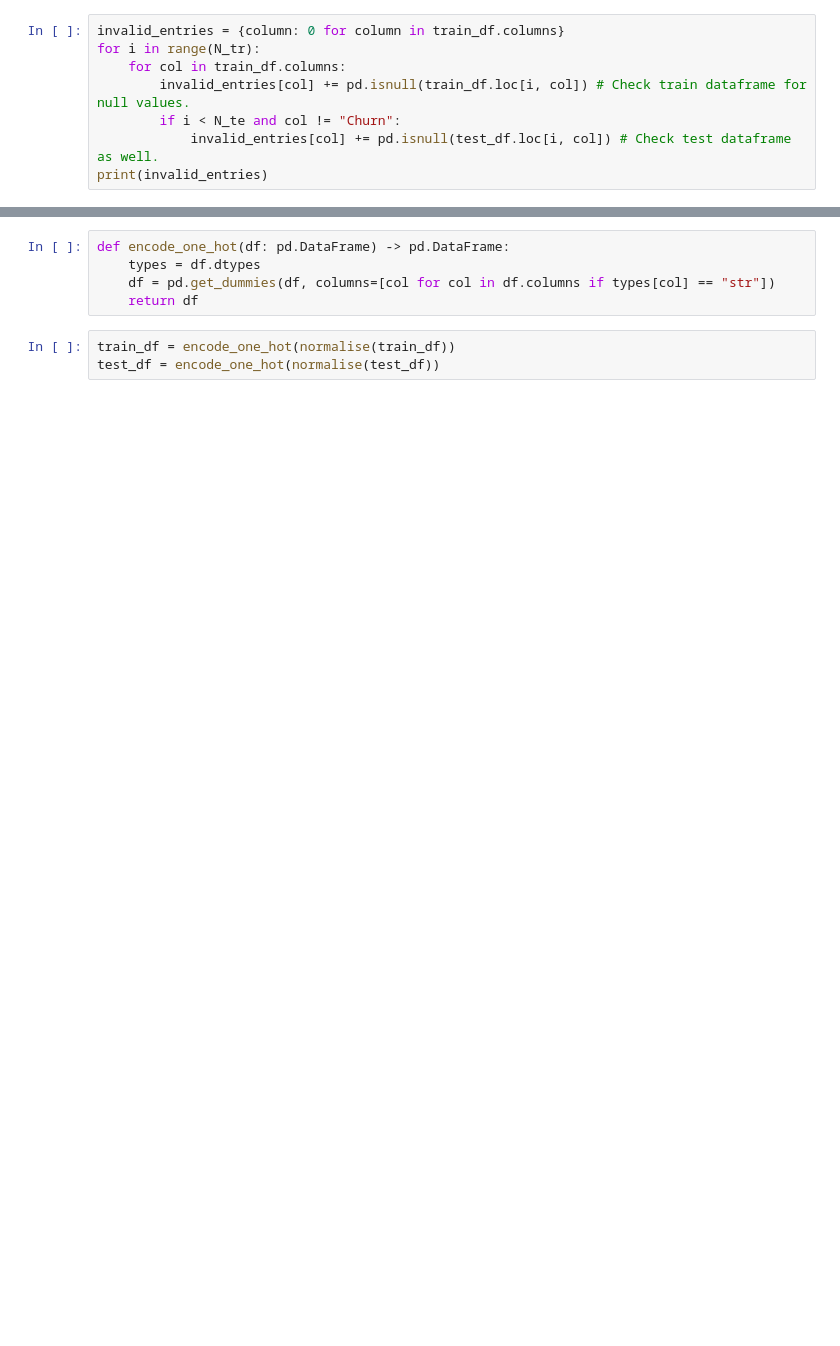
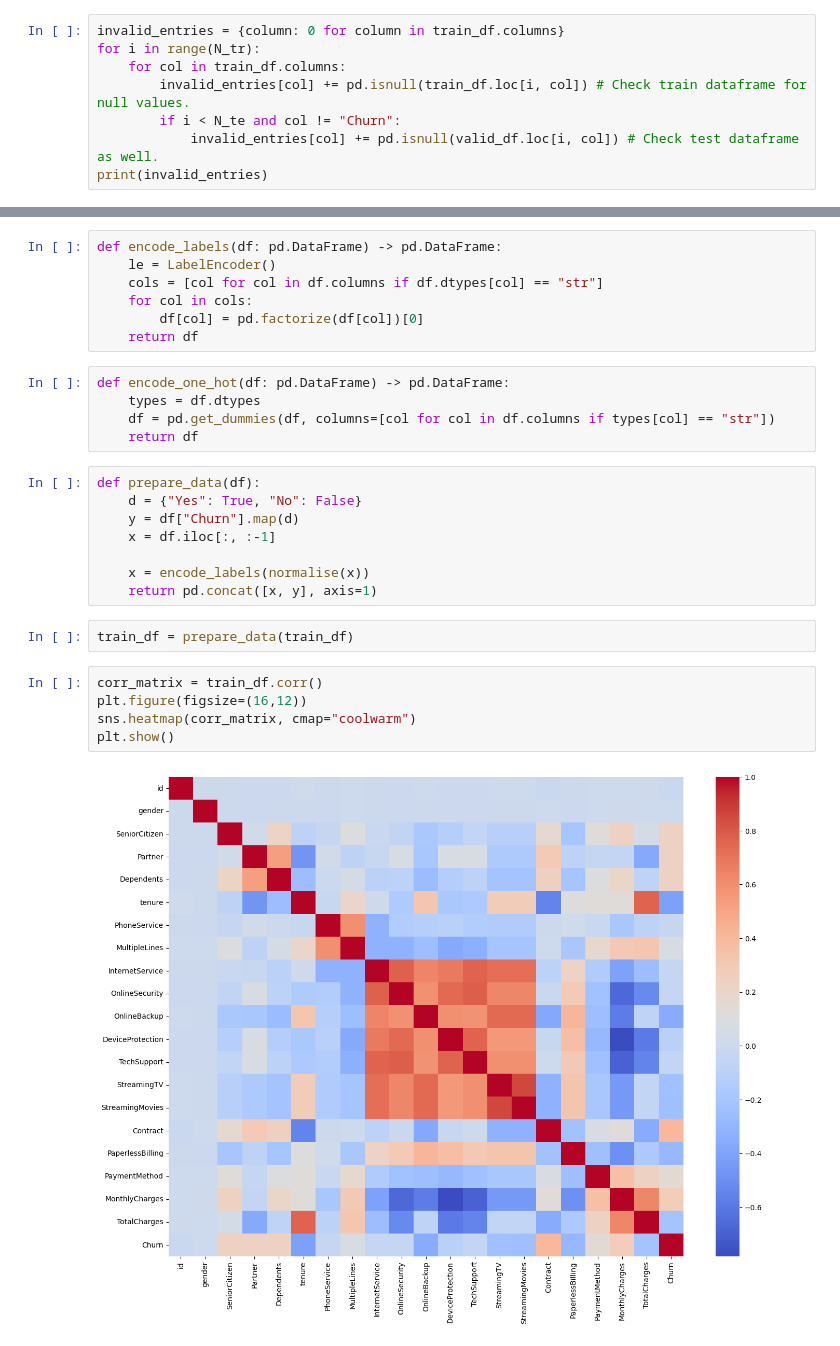
Before and after one commit to Tee-Mou/PredictCustomerChurn, a Jupyter notebook: main.ipynb, the cells around one changed output, grey strips where cells are left out. Saved outputs shown, nothing was run; the diff lists cells and outputs as text; blank space fills up the shorter version.

Commit message:
Added data encoding, training loop, some visualisation.

```diff
--- a/main.ipynb
+++ b/main.ipynb
@@ -29,6 +32,6 @@ for i in range(N_tr):
     for col in train_df.columns:
         invalid_entries[col] += pd.isnull(train_df.loc[i, col]) # Check train dataframe for null values.
         if i < N_te and col != "Churn":
-            invalid_entries[col] += pd.isnull(test_df.loc[i, col]) # Check test dataframe as well.
+            invalid_entries[col] += pd.isnull(valid_df.loc[i, col]) # Check test dataframe as well.
 print(invalid_entries)
 # %% [output]
@@ -43,11 +46,32 @@ def normalise(df: pd.DataFrame) -> pd.DataFrame:
         df_col = df[col]
         df[col] = (df_col-df_col.mean())/df_col.std()
     return df
+# %%
+def encode_labels(df: pd.DataFrame) -> pd.DataFrame:
+    le = LabelEncoder()
+    cols = [col for col in df.columns if df.dtypes[col] == "str"]
+    for col in cols:
+        df[col] = pd.factorize(df[col])[0]
+    return df
 # %%
 def encode_one_hot(df: pd.DataFrame) -> pd.DataFrame:
     types = df.dtypes
     df = pd.get_dummies(df, columns=[col for col in df.columns if types[col] == "str"])
     return df
 # %%
-train_df = encode_one_hot(normalise(train_df))
-test_df = encode_one_hot(normalise(test_df))
+def prepare_data(df):
+    d = {"Yes": True, "No": False}
+    y = df["Churn"].map(d)
+    x = df.iloc[:, :-1]
+
+    x = encode_labels(normalise(x))
+    return pd.concat([x, y], axis=1)
+# %%
+train_df = prepare_data(train_df)
+# %%
+corr_matrix = train_df.corr()
+plt.figure(figsize=(16,12))
+sns.heatmap(corr_matrix, cmap="coolwarm")
+plt.show()
+# %% [output]
+[figure, added]
```
Also changed, not shown: parts of 14 cells of this notebook.
